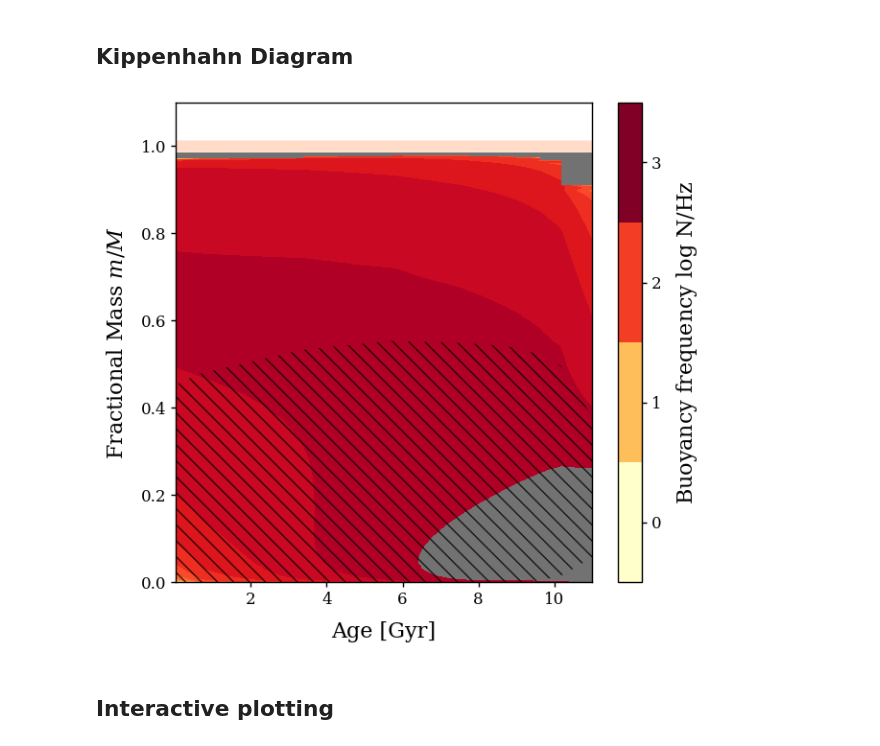
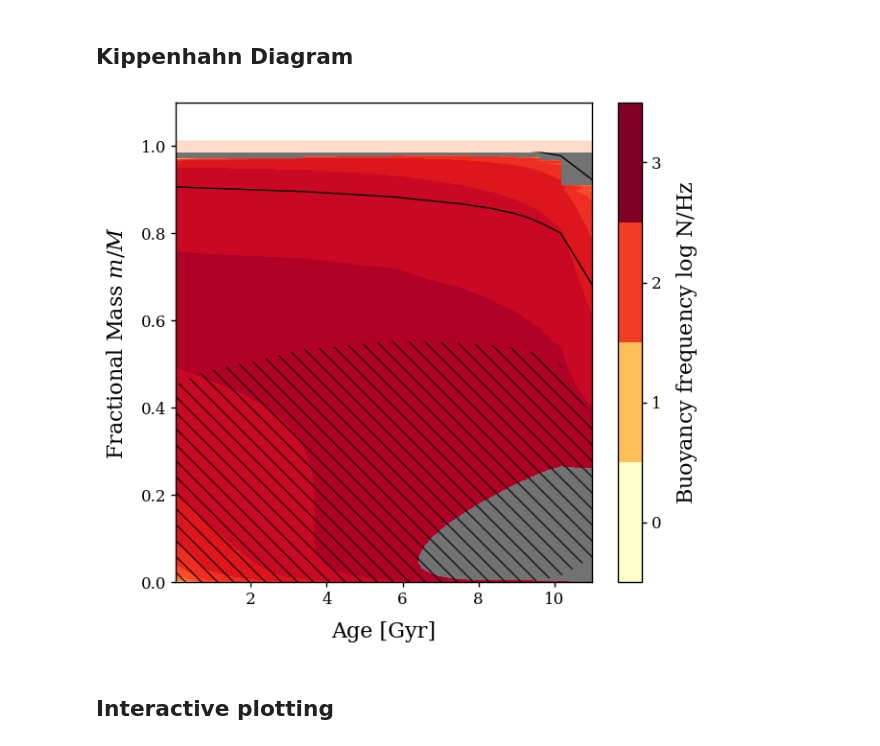
Before and after one commit to earlbellinger/mesagrid, a Jupyter notebook: docs/plotting.ipynb, the cells around one changed output. Cells and saved outputs as stored; diff of their text form; code cells hidden in the pictures.

Commit message:
lines of constant radius in kippenhahn

```diff
--- a/docs/plotting.ipynb
+++ b/docs/plotting.ipynb
@@ -36,9 +36,9 @@ star_plots.plot_echelle(track, 5)
 # %% [markdown]
 ## Kippenhahn Diagram
 # %%
-star_plots.plot_kippenhahn(track)
+star_plots.plot_kippenhahn(track, radius_lines=[0.5, 1])
 # %% [output]
-[figure, old version]
+[figure, new version]
 # %% [markdown]
 ## Interactive plotting
 # %%
```
Also changed, not shown: 1 other file.
